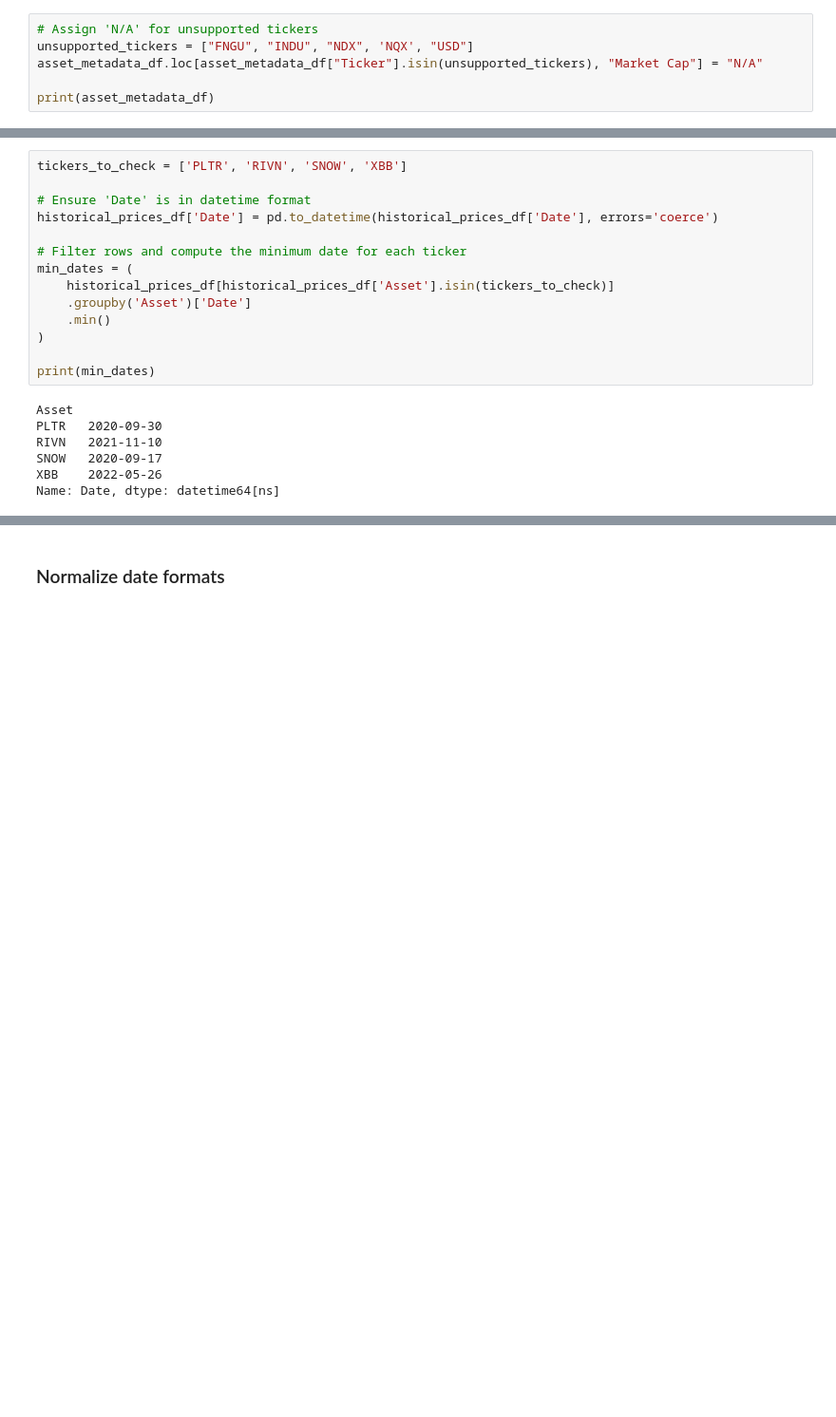
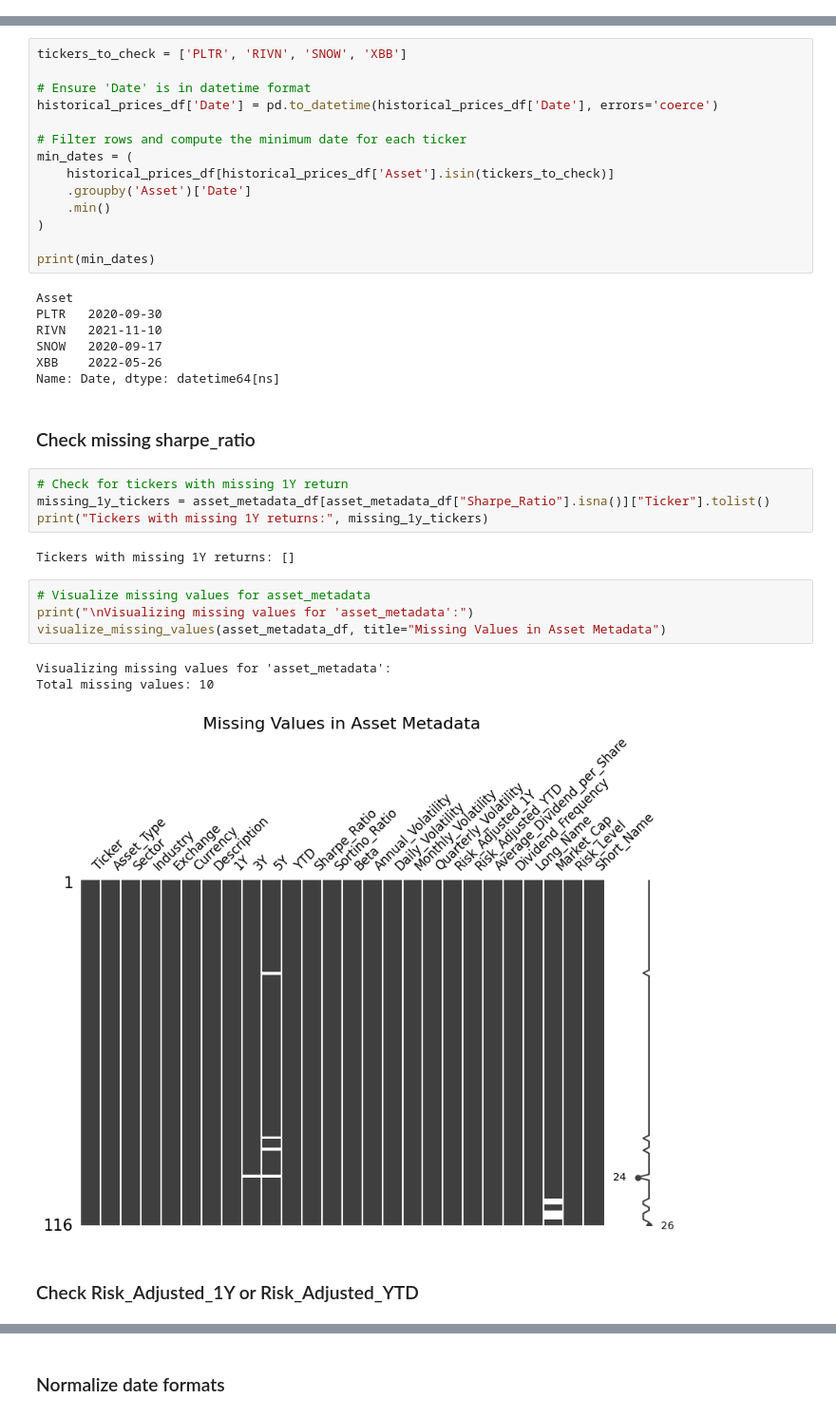
Before and after one commit to chawthinn/bdm1034-application-design-group-project, a Jupyter notebook: jupyter_files/chaw-feature-engineering.ipynb, the cells around one changed output, grey strips where cells are left out. Shown at 95% size. Saved outputs shown, nothing was run; the diff lists cells and outputs as text; blank space fills up the shorter version.

```diff
--- a/jupyter_files/chaw-feature-engineering.ipynb
+++ b/jupyter_files/chaw-feature-engineering.ipynb
@@ -138,6 +234,0 @@ Tickers with missing Market Cap: ['FNGU', 'INDU', 'NDX', 'NQX', 'USD']
-# %%
-# Assign 'N/A' for unsupported tickers
-unsupported_tickers = ["FNGU", "INDU", "NDX", 'NQX', "USD"]
-asset_metadata_df.loc[asset_metadata_df["Ticker"].isin(unsupported_tickers), "Market Cap"] = "N/A"
-
-print(asset_metadata_df)
@@ -205,3 +278,21 @@ RIVN   2021-11-10
 SNOW   2020-09-17
 XBB    2022-05-26
 Name: Date, dtype: datetime64[ns]
+# %% [markdown]
+### Check missing sharpe_ratio
+# %%
+# Check for tickers with missing 1Y return
+missing_1y_tickers = asset_metadata_df[asset_metadata_df["Sharpe_Ratio"].isna()]["Ticker"].tolist()
+print("Tickers with missing 1Y returns:", missing_1y_tickers)
+# %% [output]
+Tickers with missing 1Y returns: []
+# %%
+# Visualize missing values for asset_metadata
+print("\nVisualizing missing values for 'asset_metadata':")
+visualize_missing_values(asset_metadata_df, title="Missing Values in Asset Metadata")
+# %% [output]
+Visualizing missing values for 'asset_metadata':
+Total missing values: 10
+[figure, added]
+# %% [markdown]
+### Check Risk_Adjusted_1Y or Risk_Adjusted_YTD
```
Also changed, not shown: parts of 35 cells of this notebook, 3 other files.
